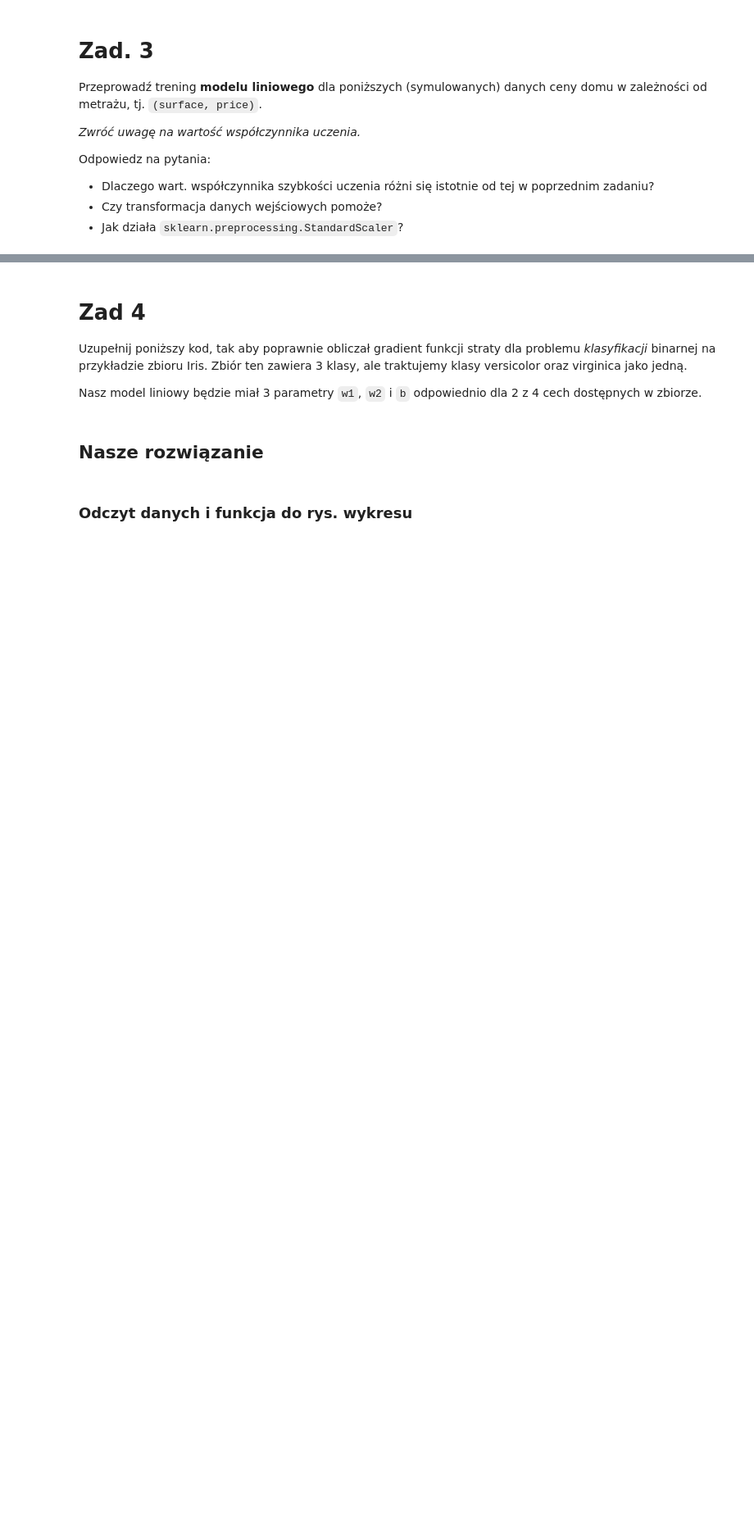
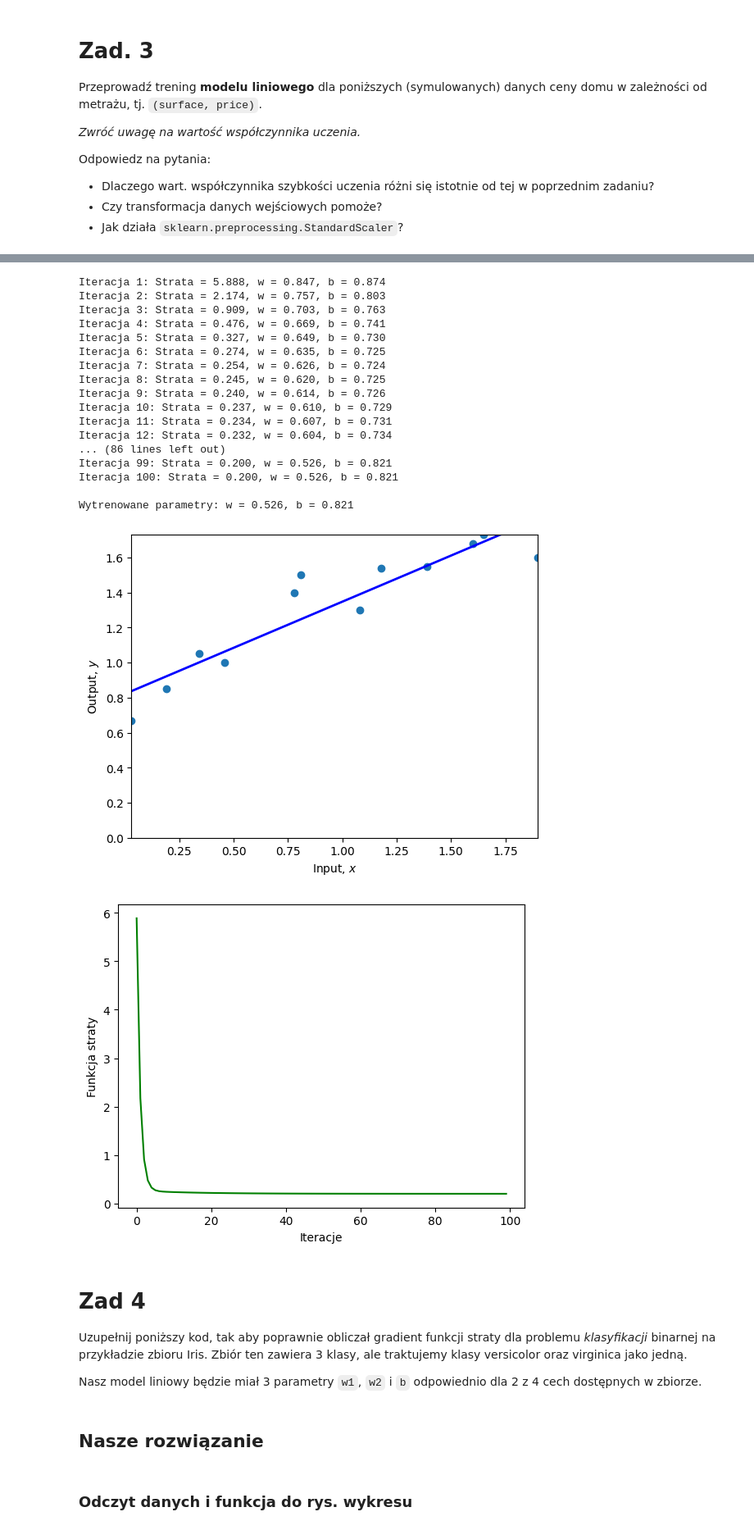
Before and after one commit to janbanot/msc-cs-code, a Jupyter notebook: DL_2025_Lab1b.ipynb, the cells around one changed output, grey strips where cells are left out. Shown at 82% size. Saved outputs shown, nothing was run; the diff lists cells and outputs as text; code cells hidden in the pictures; blank space fills up the shorter version.

```diff
--- a/DL_2025_Lab1b.ipynb
+++ b/DL_2025_Lab1b.ipynb
@@ -207,3 +236,59 @@ plt.show()
+# %%
+from sklearn.preprocessing import StandardScaler
+
+# Tworzenie scalerów
+scaler_X = StandardScaler()
+scaler_y = StandardScaler()
+
+# Normalizacja danych
+# reshape(-1, 1) bo StandardScaler wymaga kształtu (n_samples, n_features)
+surface_normalized = scaler_X.fit_transform(surface.reshape(-1, 1)).flatten()
+price_normalized = scaler_y.fit_transform(price.reshape(-1, 1)).flatten()
+
+surface_normalized = x
+price_normalized = y
+
+# Trenowanie modelu
+# Inicjalizacja parametrów
+w_initial = 1
+b_initial = 1
+
+# Hiperparametry:
+learning_rate = 0.1
+n_iterations = 100
+
+# Trenowanie
+w_trained, b_trained, loss_history = gradient_descent(x, y, w_initial, b_initial, learning_rate, n_iterations)
+
+print(f"\nWytrenowane parametry: w = {w_trained:.3f}, b = {b_trained:.3f}")
+
+plot(x, y, w_trained, b_trained)
+
+# Wizualizacja historii funkcji straty
+plt.plot(range(n_iterations), loss_history, color='green')
+plt.xlabel('Iteracje')
+plt.ylabel('Funkcja straty')
+plt.show()
+# %% [output]
+Iteracja 1: Strata = 5.888, w = 0.847, b = 0.874
+Iteracja 2: Strata = 2.174, w = 0.757, b = 0.803
+Iteracja 3: Strata = 0.909, w = 0.703, b = 0.763
+Iteracja 4: Strata = 0.476, w = 0.669, b = 0.741
+Iteracja 5: Strata = 0.327, w = 0.649, b = 0.730
+Iteracja 6: Strata = 0.274, w = 0.635, b = 0.725
+Iteracja 7: Strata = 0.254, w = 0.626, b = 0.724
+Iteracja 8: Strata = 0.245, w = 0.620, b = 0.725
+Iteracja 9: Strata = 0.240, w = 0.614, b = 0.726
+Iteracja 10: Strata = 0.237, w = 0.610, b = 0.729
+Iteracja 11: Strata = 0.234, w = 0.607, b = 0.731
+Iteracja 12: Strata = 0.232, w = 0.604, b = 0.734
+... (86 lines left out)
+Iteracja 99: Strata = 0.200, w = 0.526, b = 0.821
+Iteracja 100: Strata = 0.200, w = 0.526, b = 0.821
+
+Wytrenowane parametry: w = 0.526, b = 0.821
+[figure, added]
+[figure, added]
 # %% [markdown]
 # Zad 4
 
```
Also changed, not shown: parts of 16 cells of this notebook.
